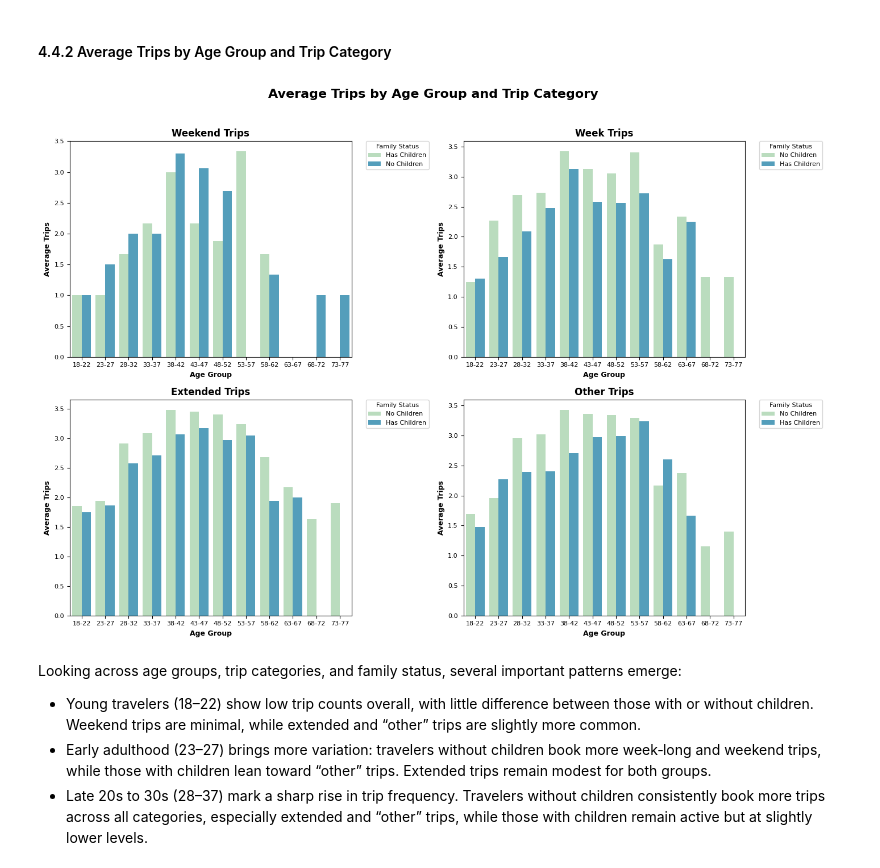
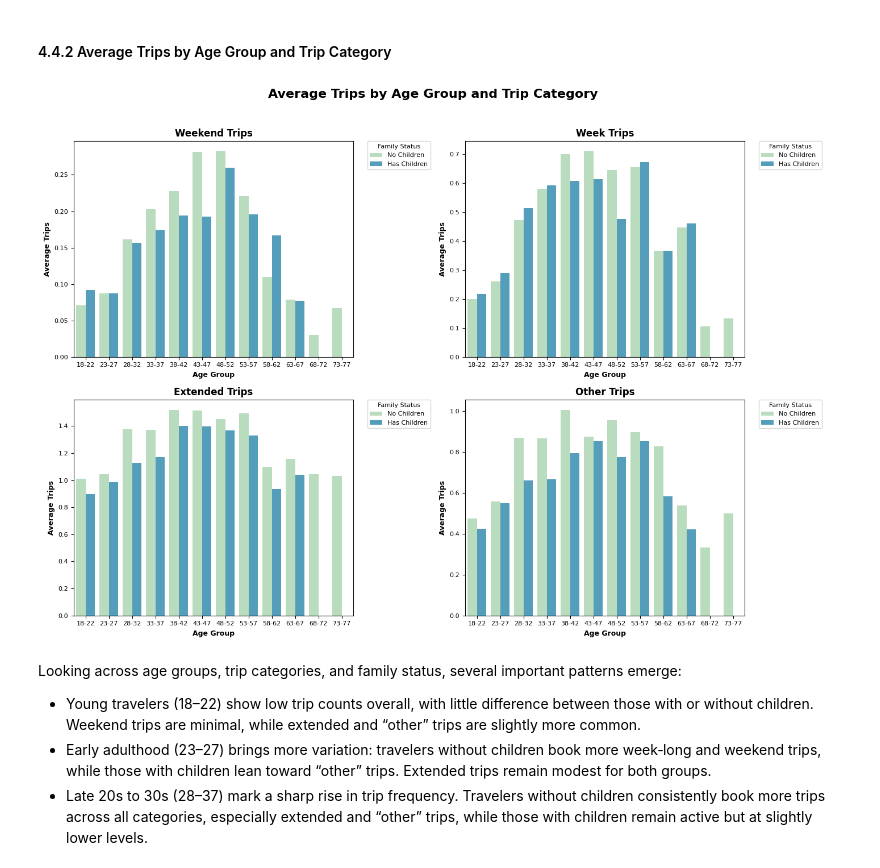
Before and after one commit to krauseannelize/report-traveltide-segmentation, a Jupyter notebook: notebooks/traveltide_02_users_aggregation.ipynb, the cells around one changed output. Saved outputs shown, nothing was run; the diff lists cells and outputs as text; code cells hidden in the pictures.

```diff
--- a/notebooks/traveltide_02_users_aggregation.ipynb
+++ b/notebooks/traveltide_02_users_aggregation.ipynb
@@ -205,3 +187,10 @@ user_agg["top_trip_category"] = user_agg[
+# %%
+# Extract all float columns
+float_cols = user_agg.select_dtypes(include="float").columns
+
+# Loop through each float column and round to 2 decimals
+for col in float_cols:
+    user_agg[col] = user_agg[col].round(2)
 # %% [markdown]
 ### 4.2 Data Inspection
 # %%
@@ -370,7 +359,7 @@ Overall, travel evolves from low‑commitment, lower‑spend patterns in youth t
 age_groups = user_agg[user_agg["total_trips"] > 0].copy()
 
 # Bin ages into groups for readability
-age_bins = list(range(18, 81, 5))  # [18, 23, 28, ..., 78]
+age_bins = list(range(18, 81, 5))
 age_labels = [f"{age_bins[i]}-{age_bins[i+1]-1}" for i in range(len(age_bins)-1)]
 age_groups["age_group"] = pd.cut(
     age_groups["user_age"]
@@ -379,8 +368,17 @@ age_groups["age_group"] = pd.cut(
     , right=False
 )
 
-# Change boolean labels for readability
+# Change fsmily status labels for readability
 age_groups["has_children_label"] = age_groups["has_children"].map({True: "Has Children", False: "No Children"})
+
+# Melt trip category columns into long format
+category_cols = ["category_weekend", "category_week", "category_extended", "category_other"]
+age_groups_long = age_groups.melt(
+    id_vars=["age_group", "has_children_label", "total_trips"],
+    value_vars=category_cols,
+    var_name="trip_category",
+    value_name="trip_count"
+)
 
 # Map raw category codes to clean labels
 category_map = {
@@ -391,7 +389,7 @@ category_map = {
 }
 
 # Apply mapping
-age_groups["trip_category_label"] = age_groups["top_trip_category"].map(category_map)
+age_groups_long["trip_category_label"] = age_groups_long["trip_category"].map(category_map)
 
 # Trip categories to compare (now using clean labels)
 trip_categories = list(category_map.values())
@@ -401,43 +399,43 @@ def plot_trip_category(df, category, ax):
     sns.barplot(
         data=df[df["trip_category_label"] == category]
         , x="age_group"
-        , y="total_trips"
+        , y="trip_count"
         , palette="GnBu"
         , hue="has_children_label"
         , estimator="mean"
         , errorbar=None
         , ax=ax
     )
     ax.set_title(f"{category} Trips", fontsize=12, fontweight="bold")
     ax.set_xlabel("Age Group", fontsize=9, fontweight="bold")
     ax.set_ylabel("Average Trips", fontsize=9, fontweight="bold")
     ax.tick_params(axis='x', labelsize=8)
     ax.tick_params(axis='y', labelsize=8)
 
     # Move legend outside the plot
     ax.legend(
         title="Family Status",
         title_fontsize=8,
         fontsize=8,
         bbox_to_anchor=(1.05, 1),
         loc="upper left",
         borderaxespad=0
     )
 
 # Set plot figure with subplots (2 rows × 2 cols = 4 plots)
 fig, axes = plt.subplots(2, 2, figsize=(14, 10))
 axes = axes.flatten()
 
 # Create a barplot for each trip category
-for i, category in enumerate(trip_categories):
-    plot_trip_category(age_groups, category, axes[i])
+for i, category in enumerate(category_map.values()):
+    plot_trip_category(age_groups_long, category, axes[i])
 
 # Display plot
 plt.suptitle("Average Trips by Age Group and Trip Category", fontsize=16, fontweight="bold")
 plt.tight_layout(rect=[0, 0, 1, 0.96])
 plt.show()
 # %% [output]
-[figure, old version]
+[figure, new version]
 # %% [markdown]
 Looking across age groups, trip categories, and family status, several important patterns emerge:
 
```
Also changed, not shown: parts of 5 cells of this notebook.
